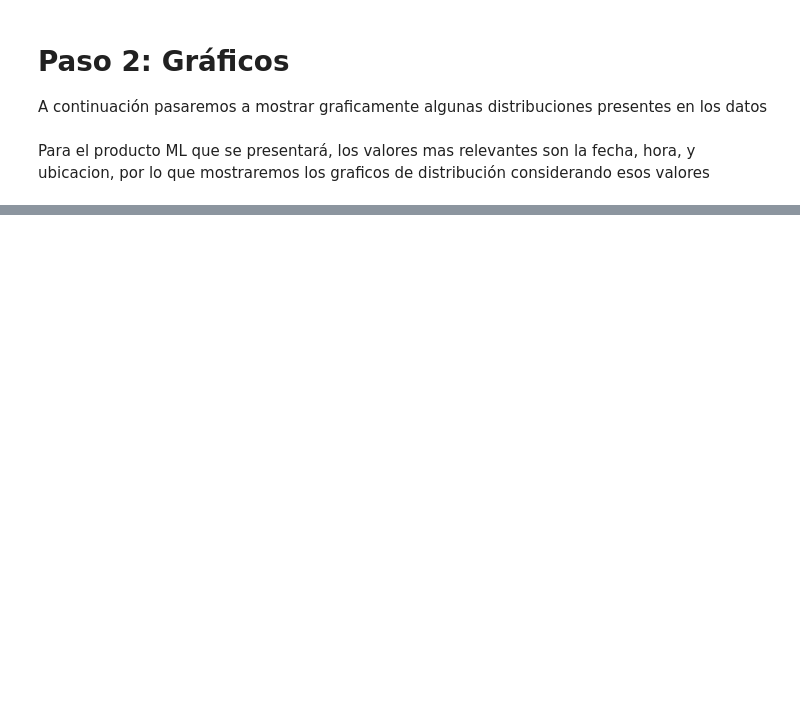
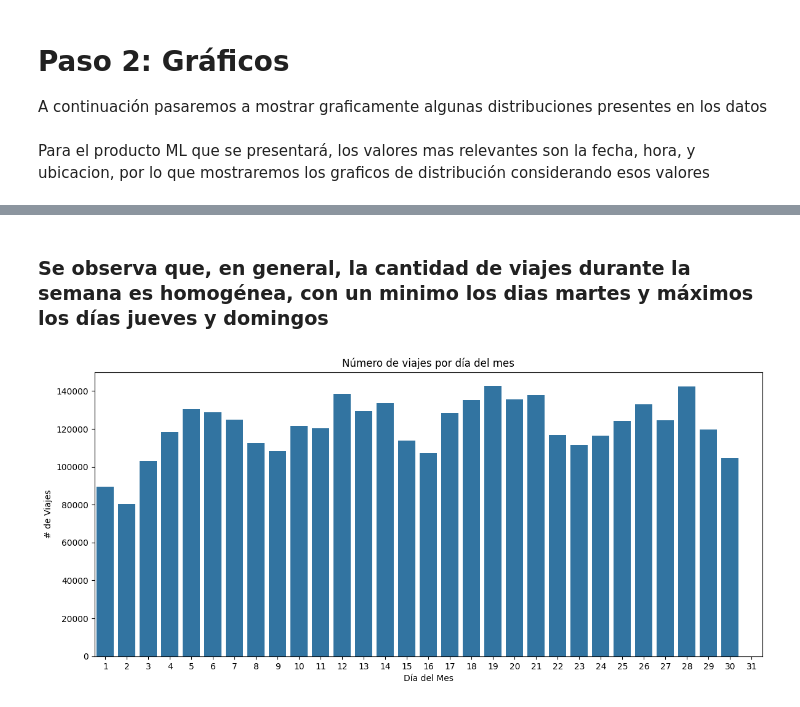
Before and after one commit to lmunozm1702/taxi_electrico_nyc, a Jupyter notebook: Análisis Preliminar/EDA yellow_tripdata_09_2024.ipynb, the cells around one changed output, grey strips where cells are left out. Cells and saved outputs as stored; diff of their text form; code cells hidden in the pictures; blank space fills up the shorter version.

Commit message:
EDA yellow final y README analisis update

```diff
--- a/Análisis Preliminar/EDA yellow_tripdata_09_2024.ipynb
+++ b/Análisis Preliminar/EDA yellow_tripdata_09_2024.ipynb
@@ -305,0 +306,11 @@ plt.show()
+# %% [markdown]
+### Se observa que, en general, la cantidad de viajes durante la semana es homogénea, con un minimo los dias martes y máximos los días jueves y domingos
+# %%
+sns.countplot(data=yellow_tripdata_sample,x=yellow_tripdata_sample['tpep_pickup_datetime'].dt.day)
+plt.rcParams["figure.figsize"] = (14,6)
+plt.title('Número de viajes por día del mes')
+plt.xlabel('Día del Mes')
+plt.ylabel('# de Viajes')
+plt.show()
+# %% [output]
+[figure, added]
```
Also changed, not shown: parts of 27 cells of this notebook, 1 other file.
